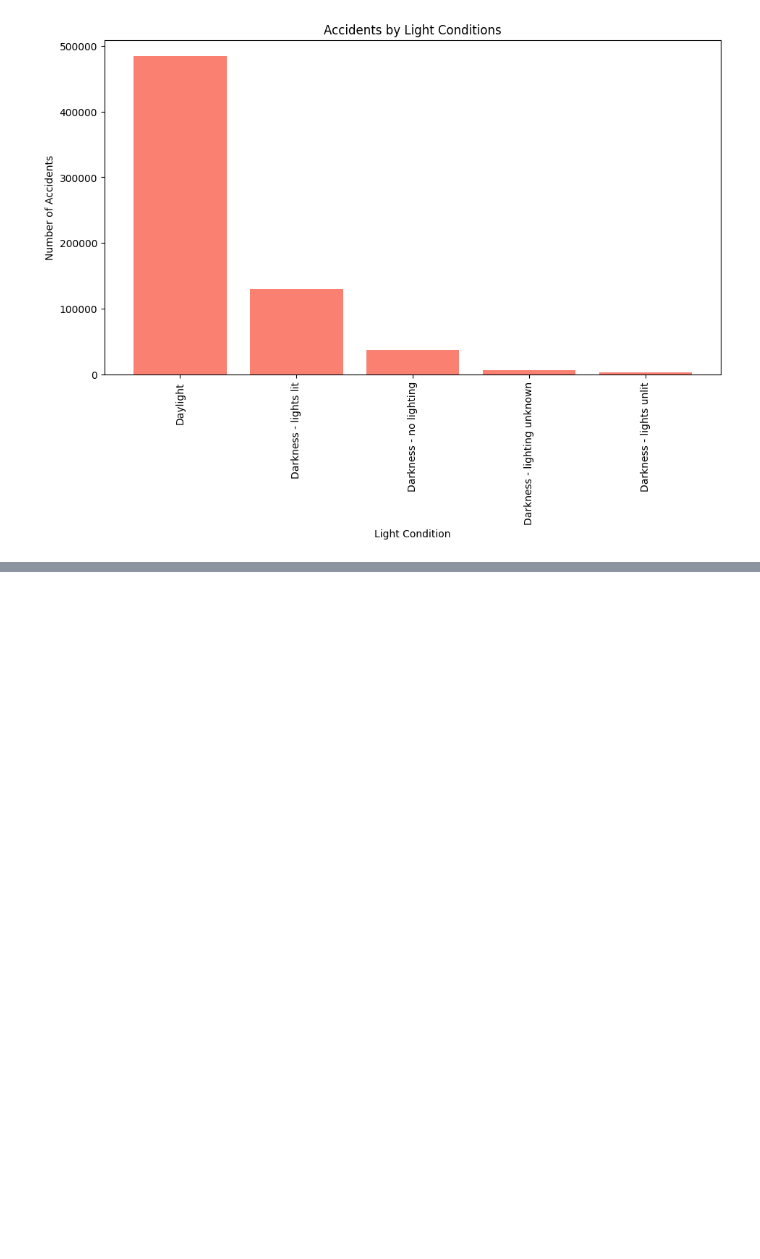
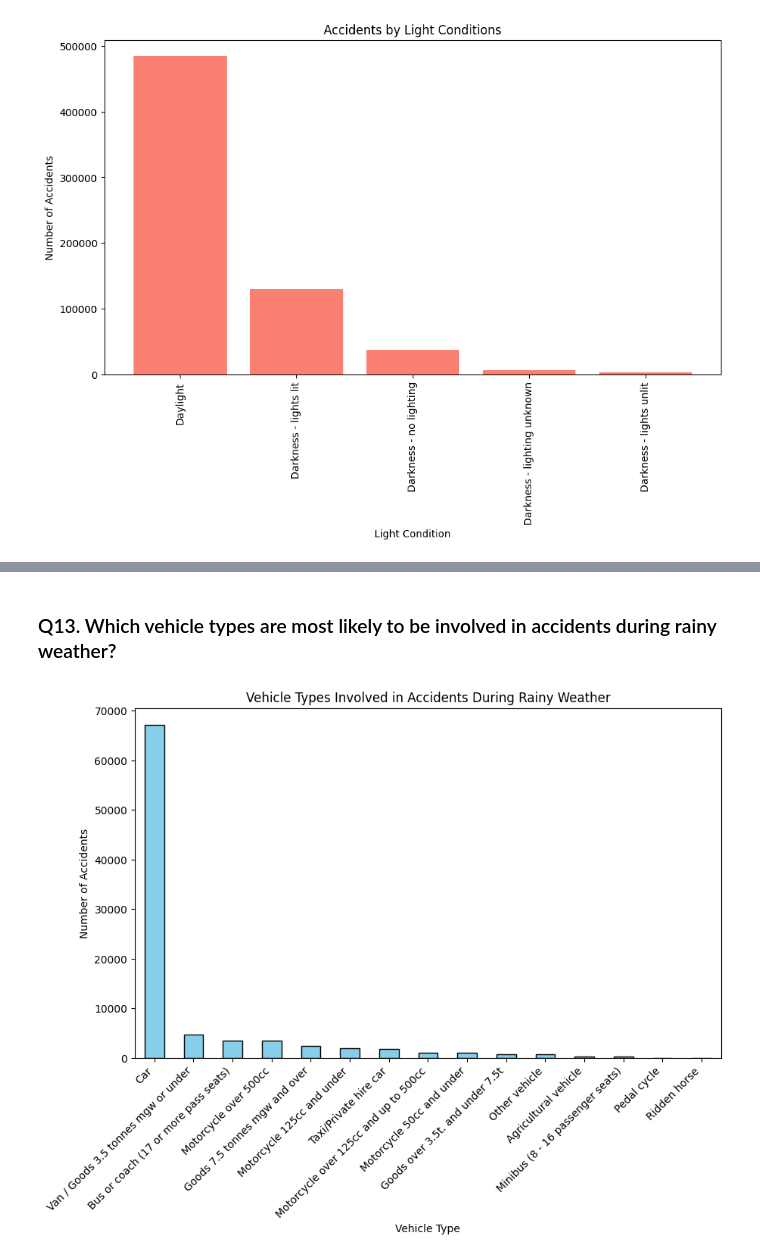
Before and after one commit to CheloMacatangay/ACT2, a Jupyter notebook: Activity2.ipynb, the cells around one changed output, grey strips where cells are left out. Drawn from its saved outputs; the diff is of its cells as text; code cells hidden in the pictures; blank space fills up the shorter version.

```diff
--- a/Activity2.ipynb
+++ b/Activity2.ipynb
@@ -398,0 +431,18 @@ Most accidents happen in daylight simply because more vehicles are on the road,
+# %% [markdown]
+<h3>Q13. Which vehicle types are most likely to be involved in accidents during rainy weather?
+</h3>
+# %%
+rainy_weather = accident [accident ['Weather_Conditions'].str.contains("Rain", case=False, na=False)]
+
+vehicle_counts_rain = rainy_weather['Vehicle_Type'].value_counts()
+
+plt.figure(figsize=(10,6))
+vehicle_counts_rain.plot(kind='bar', color='skyblue', edgecolor='black')
+
+plt.title("Vehicle Types Involved in Accidents During Rainy Weather")
+plt.xlabel("Vehicle Type")
+plt.ylabel("Number of Accidents")
+plt.xticks(rotation=45, ha='right')
+plt.show()
+# %% [output]
+[figure, added]
```
Also changed, not shown: parts of 19 cells of this notebook.
